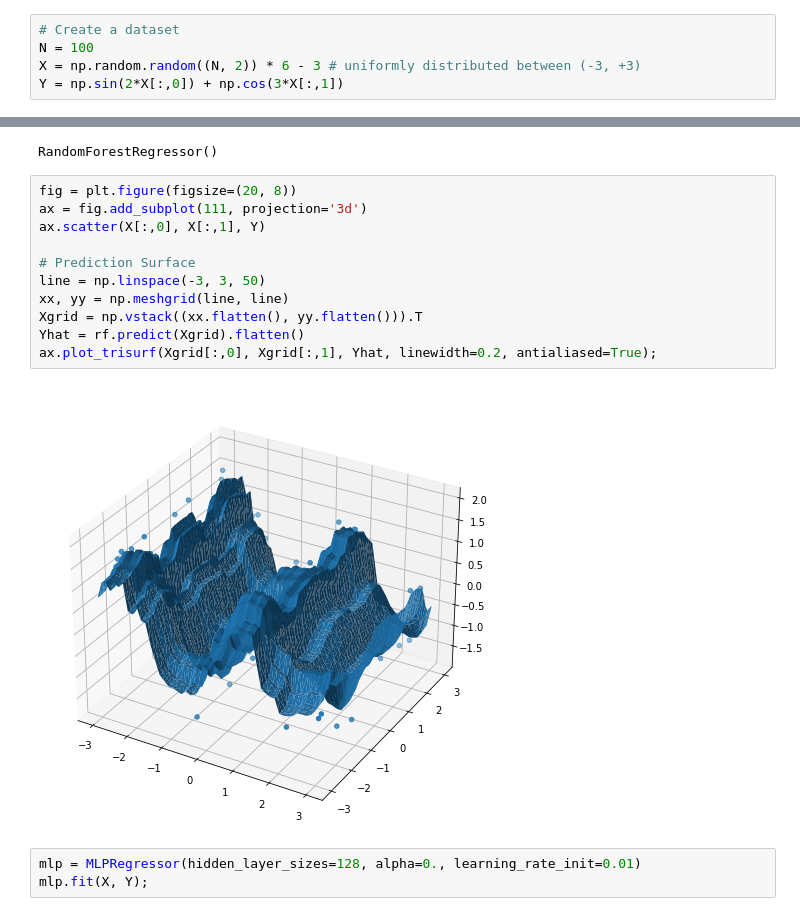
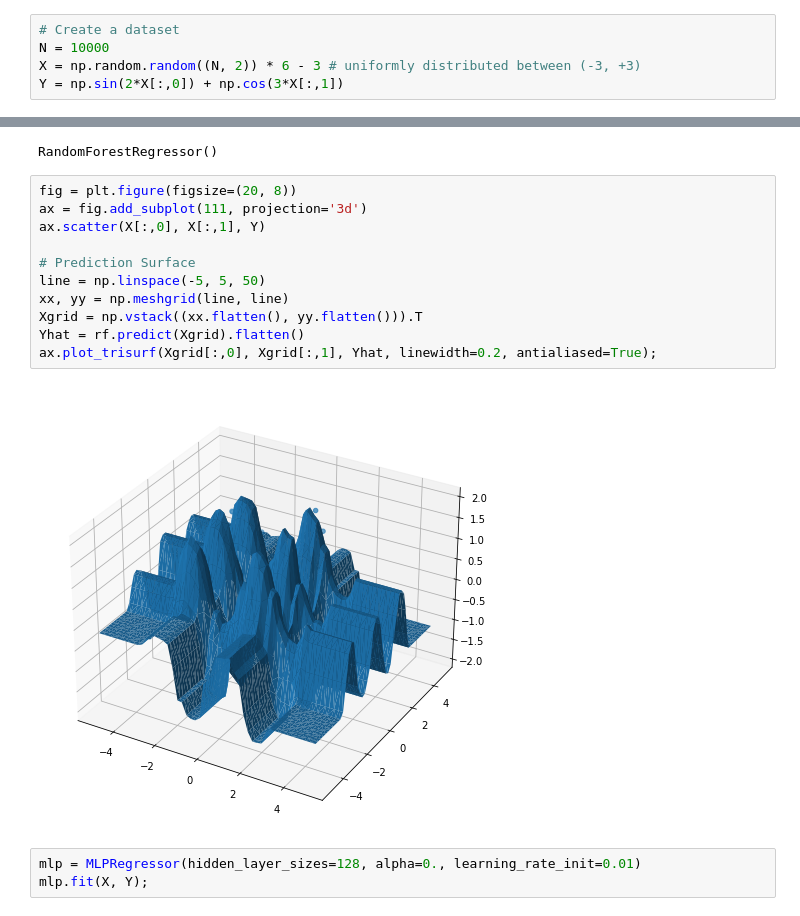
Before and after one commit to atcelen/Time-Series-Workshop-, a Jupyter notebook: Regressors.ipynb, the cells around one changed output, grey strips where cells are left out. Drawn from its saved outputs; the diff is of its cells as text.

```diff
--- a/Regressors.ipynb
+++ b/Regressors.ipynb
@@ -10,7 +10,7 @@ from sklearn.gaussian_process.kernels import RBF, Matern
 from sklearn.neural_network import MLPRegressor
 # %%
 # Create a dataset
-N = 100
+N = 10000
 X = np.random.random((N, 2)) * 6 - 3 # uniformly distributed between (-3, +3)
 Y = np.sin(2*X[:,0]) + np.cos(3*X[:,1])
 # %% [markdown]
@@ -123,16 +123,16 @@ RandomForestRegressor()
 # %%
 fig = plt.figure(figsize=(20, 8))
 ax = fig.add_subplot(111, projection='3d')
 ax.scatter(X[:,0], X[:,1], Y)
 
 # Prediction Surface
-line = np.linspace(-3, 3, 50)
+line = np.linspace(-5, 5, 50)
 xx, yy = np.meshgrid(line, line)
 Xgrid = np.vstack((xx.flatten(), yy.flatten())).T
 Yhat = rf.predict(Xgrid).flatten()
 ax.plot_trisurf(Xgrid[:,0], Xgrid[:,1], Yhat, linewidth=0.2, antialiased=True);
 # %% [output]
-[figure, old version]
+[figure, new version]
 # %%
 mlp = MLPRegressor(hidden_layer_sizes=128, alpha=0., learning_rate_init=0.01)
 mlp.fit(X, Y);
```
Also changed, not shown: parts of 7 cells of this notebook, 8 other files.
